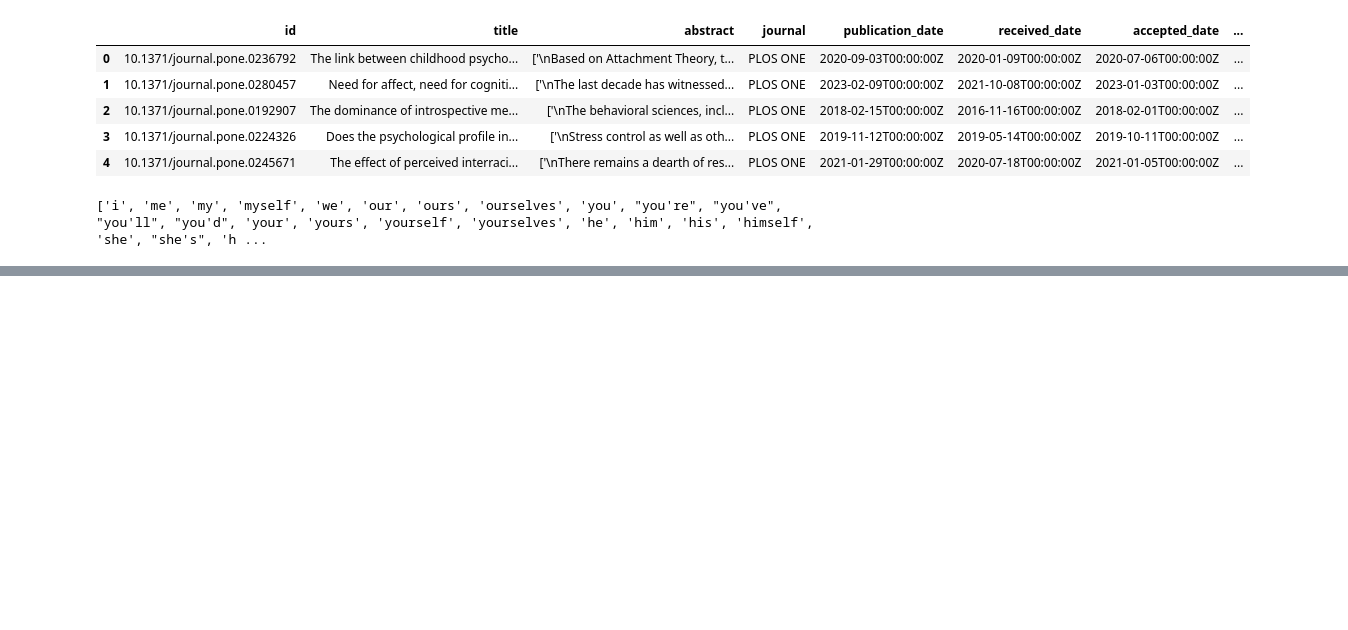
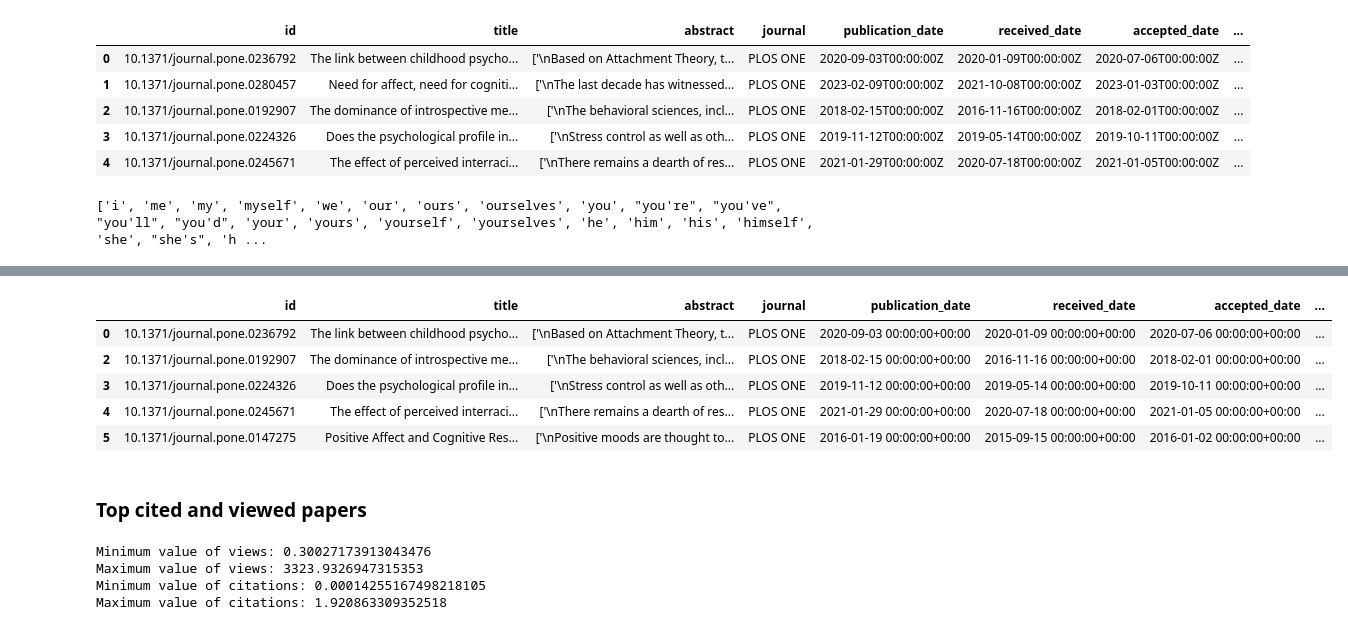
Before and after one commit to karwester/plosAnalysis, a Jupyter notebook: berTopic.ipynb, the cells around one changed output, grey strips where cells are left out. Cells and saved outputs as stored; diff of their text form; code cells hidden in the pictures; blank space fills up the shorter version.

```diff
--- a/berTopic.ipynb
+++ b/berTopic.ipynb
@@ -158,0 +192,77 @@ topic_model.visualize_hierarchy(top_n_topics=10)
+# %%
+#count views per day, from the download day
+#date = 28/06/2023
+#days_published = date - publication_date
+#views_per_day =days_published/counter_total_all
+
+#import pandas as pd
+from datetime import datetime
+import pytz
+
+# Sample data
+#data = {'publication_date': ['2020-09-03T00:00:00Z', '2022-03-15T00:00:00Z', '2021-11-28T00:00:00Z']}
+#df = pd.DataFrame(data)
+
+# Convert publication_date column to datetime type
+data['publication_date'] = pd.to_datetime(data['publication_date'])
+
+# Convert given_date to datetime type and localize to UTC timezone
+given_date = datetime.strptime('28/06/2023', '%d/%m/%Y').replace(tzinfo=pytz.UTC)
+
+# Calculate the difference in days
+data['days_published'] = (given_date - data['publication_date']).dt.days
+
+# We have an issue here in that if we divide days published by 0 we will get infinity.
+# We should dump rows with 0 views
+
+data = data[data['counter_total_all'] != 0]
+
+data['views_per_day'] = data['counter_total_all']/data['days_published']
+
+################################################
+#do the same for citations
+################################################
+
+#clean citation column
+#check it only contains numbers>0
+#force convert to int, there may be some error values so they will be converted to nan
+data['citations_int'] = pd.to_numeric(data['citation_count'], errors='coerce')
+#not this is a float
+
+#remove 0 and NaN
+data = data[data['citations_int'] != 0]
+data=data.dropna(subset=['citations_int'])
+
+data['citations_per_day'] = (data['citations_int']/data['days_published'])
+# Display the resulting dataframe
+pd.set_option('display.max_colwidth', 50)
+data.head()
+# %% [output]
+|  | id | title | abstract | journal | publication_date | received_date | accepted_date | ... |
+| 0 | 10.1371/journal.pone.0236792 | The link between childhood psycho... | ['\nBased on Attachment Theory, t... | PLOS ONE | 2020-09-03 00:00:00+00:00 | 2020-01-09 00:00:00+00:00 | 2020-07-06 00:00:00+00:00 | ... |
+| 2 | 10.1371/journal.pone.0192907 | The dominance of introspective me... | ['\nThe behavioral sciences, incl... | PLOS ONE | 2018-02-15 00:00:00+00:00 | 2016-11-16 00:00:00+00:00 | 2018-02-01 00:00:00+00:00 | ... |
+| 3 | 10.1371/journal.pone.0224326 | Does the psychological profile in... | ['\nStress control as well as oth... | PLOS ONE | 2019-11-12 00:00:00+00:00 | 2019-05-14 00:00:00+00:00 | 2019-10-11 00:00:00+00:00 | ... |
+| 4 | 10.1371/journal.pone.0245671 | The effect of perceived interraci... | ['\nThere remains a dearth of res... | PLOS ONE | 2021-01-29 00:00:00+00:00 | 2020-07-18 00:00:00+00:00 | 2021-01-05 00:00:00+00:00 | ... |
+| 5 | 10.1371/journal.pone.0147275 | Positive Affect and Cognitive Res... | ['\nPositive moods are thought to... | PLOS ONE | 2016-01-19 00:00:00+00:00 | 2015-09-15 00:00:00+00:00 | 2016-01-02 00:00:00+00:00 | ... |
+# %% [markdown]
+### Top cited and viewed papers
+# %%
+import numpy as np
+# Calculate the minimum and maximum values
+y = data['views_per_day'].values
+min_value_views = np.min(y)
+max_value_views = np.max(y)
+
+z = data['citations_per_day'].values
+min_value_cit = np.min(z)
+max_value_cit = np.max(z)
+
+print("Minimum value of views:", min_value_views)
+print("Maximum value of views:", max_value_views)
+print("Minimum value of citations:", min_value_cit)
+print("Maximum value of citations:", max_value_cit)
+# %% [output]
+Minimum value of views: 0.30027173913043476
+Maximum value of views: 3323.9326947315353
+Minimum value of citations: 0.00014255167498218105
+Maximum value of citations: 1.920863309352518
```
Also changed, not shown: parts of 24 cells of this notebook, 1 other file.
